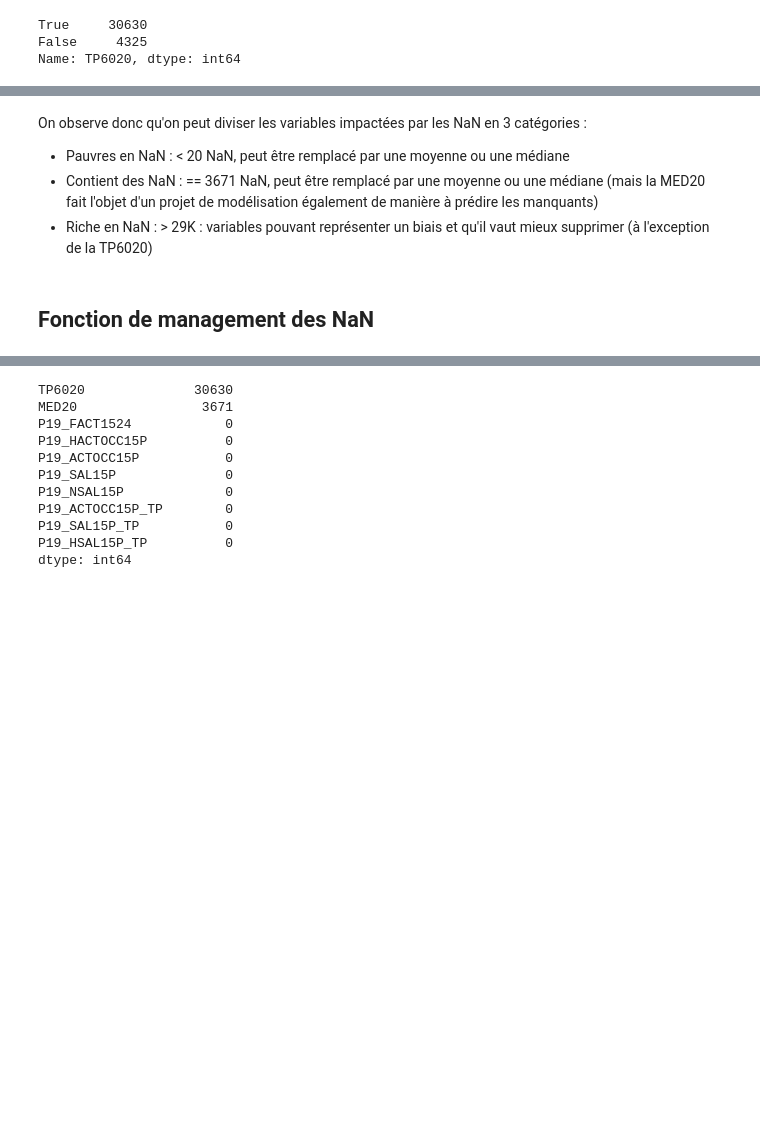
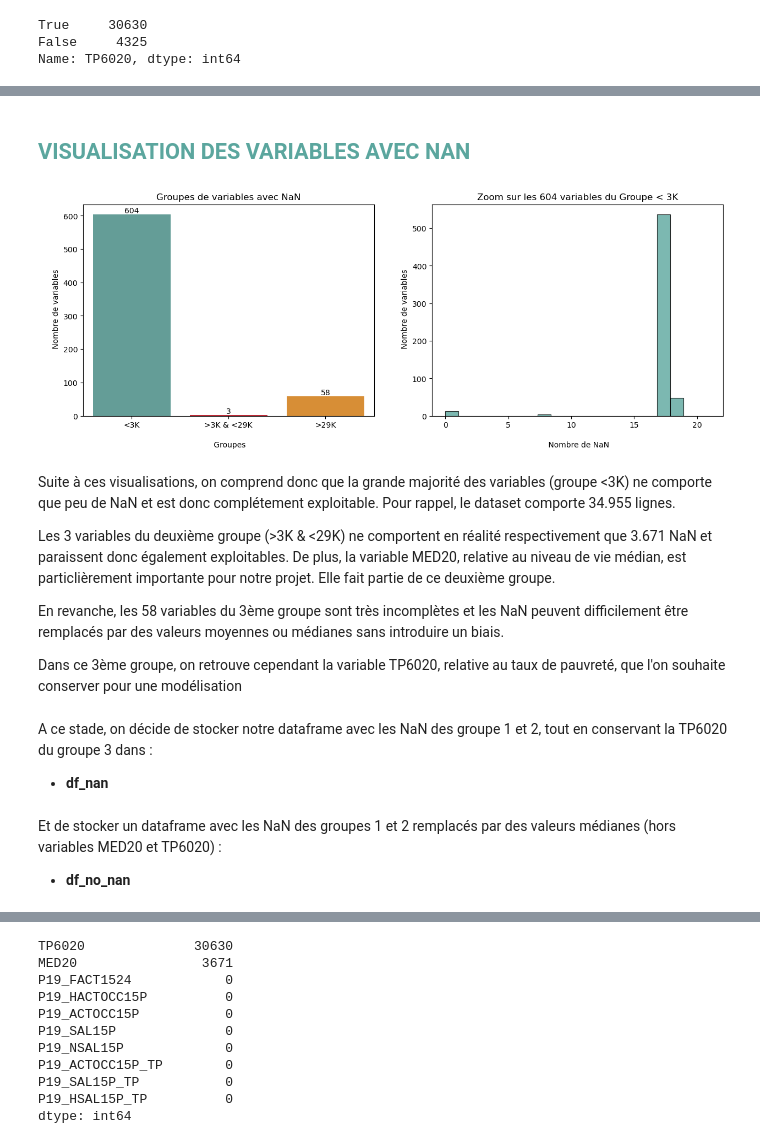
Before and after one commit to Mariehf64/fev23cda_french_industry, a Jupyter notebook: notebooks/Dataset 2020 - Etude des corrélations et ML TP6020.ipynb, the cells around one changed output, grey strips where cells are left out. Cells and saved outputs as stored; diff of their text form; code cells hidden in the pictures; blank space fills up the shorter version.

Commit message:
Etude des corrélations sur ensemble dataset 2020

```diff
--- a/notebooks/Dataset 2020 - Etude des corrélations et ML TP6020.ipynb
+++ b/notebooks/Dataset 2020 - Etude des corrélations et ML TP6020.ipynb
@@ -138,0 +111,13 @@ colonne TP6020 : ['10,0' '11,0' '12,0' '13,0' '14,0' '15,0' '16,0' '17,0' '18,0'
+# %%
+no_float = {}
+for i in no_float_df.Col:
+    no_float[i] = []
+    for j in df[i]:
+        try:
+            float(j)
+        except:
+            if j not in no_float[i]:
+                no_float[i].append(j)
+    no_float[i] = np.unique(no_float[i])
+
+print(no_float)
@@ -233,8 +219,47 @@ Text(0.5, 1.0, 'de 0 à 20 NaN')
+# %%
+#Ajout d'une catégorisation en 3 groupes
+df_isna['NaN_cat'] = pd.cut(df_isna.isNa, [0,3000,29000,36000], labels=['<3K', '>3K & <29K', '>29K'])
+# %% [markdown]
+## <font color='#5BA69E'>VISUALISATION DES VARIABLES AVEC NAN ##
+# %%
+plt.figure(figsize=(15,5))
+
+plt.subplot(121)
+ax = sns.countplot(data=df_isna, x='NaN_cat', palette =["#5BA69E","#D91122",  "#F2911B"])
+for container in ax.containers:
+    ax.bar_label(container)
+
+plt.xlabel('\n Groupes')
+plt.ylabel('\n Nombre de variables')
+plt.title('Groupes de variables avec NaN')
+plt.subplot(122)
+
+plt.hist(df_isna.isNa,
+                 bins= 20,
+                 range = (0, 21),
+                 edgecolor='black',
+                 color="#5BA69E",
+                 linewidth=0.8,
+                 alpha=0.8
+                )
+
+
+plt.xlabel('\n Nombre de NaN')
+plt.ylabel('\n Nombre de variables')
+plt.title('Zoom sur les 604 variables du Groupe < 3K')
+
+plt.show()
+# %% [output]
+[figure, added]
 # %% [markdown]
-On observe donc qu'on peut diviser les variables impactées par les NaN en 3 catégories :
+Suite à ces visualisations, on comprend donc que la grande majorité des variables (groupe <3K) ne comporte que peu de NaN et est donc complétement exploitable. Pour rappel, le dataset comporte 34.955 lignes.
 
-- Pauvres en NaN : < 20 NaN, peut être remplacé par une moyenne ou une médiane
-- Contient des NaN : == 3671 NaN, peut être remplacé par une moyenne ou une médiane (mais la MED20 fait l'objet d'un projet de modélisation également de manière à prédire les manquants)
-- Riche en NaN : > 29K : variables pouvant représenter un biais et qu'il vaut mieux supprimer (à l'exception de la TP6020)
+Les 3 variables du deuxième groupe (>3K & <29K) ne comportent en réalité respectivement que 3.671 NaN et paraissent donc également exploitables. De plus, la variable MED20, relative au niveau de vie médian, est particlièrement importante pour notre projet. Elle fait partie de ce deuxième groupe.
+
+En revanche, les 58 variables du 3ème groupe sont très incomplètes et les NaN peuvent difficilement être remplacés par des valeurs moyennes ou médianes sans introduire un biais.
+
+Dans ce 3ème groupe, on retrouve cependant la variable TP6020, relative au taux de pauvreté, que l'on souhaite conserver pour une modélisation
-# %% [markdown]
-## Fonction de management des NaN ##
+# %% [markdown]
+A ce stade, on décide de stocker notre dataframe avec les NaN des groupe 1 et 2, tout en conservant la TP6020 du groupe 3 dans :
+
+- **df_nan**
@@ -241 +275,5 @@ On observe donc qu'on peut diviser les variables impactées par les NaN en 3 cat
+# %% [markdown]
+Et de stocker un dataframe avec les NaN des groupes 1 et 2 remplacés par des valeurs médianes (hors variables MED20 et TP6020) :
+
+- **df_no_nan**
 # %%
```
Also changed, not shown: parts of 66 cells of this notebook, 1 other file.
